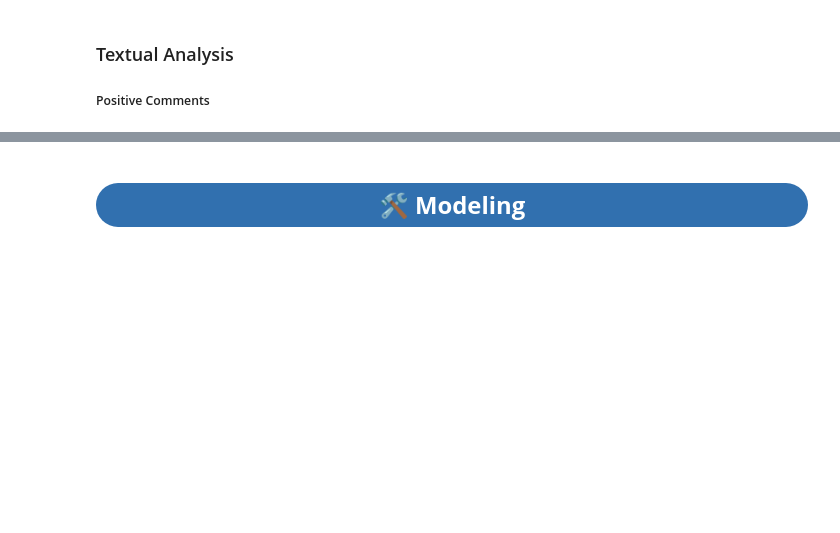
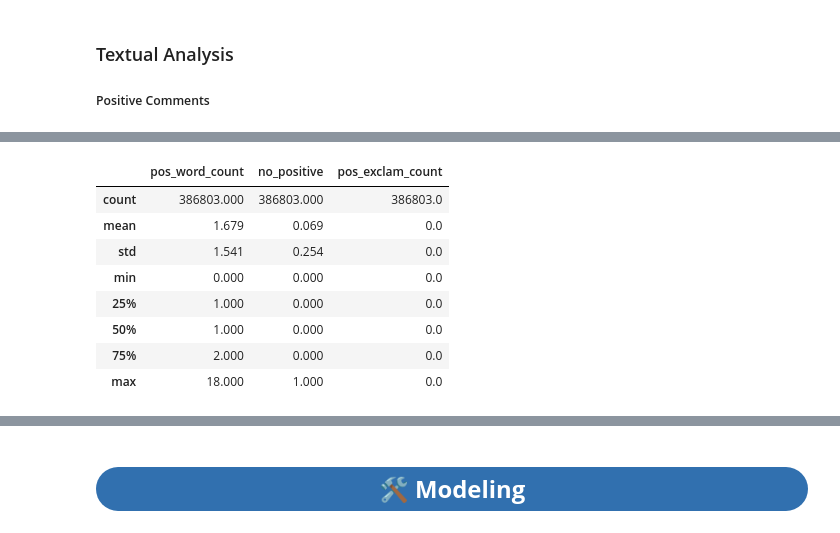
Before and after one commit to akramkhal/KaggleProjects, a Jupyter notebook: BookingHotel/ds_booking.ipynb, the cells around one changed output, grey strips where cells are left out. Drawn from its saved outputs; the diff is of its cells as text; code cells hidden in the pictures; blank space fills up the shorter version.

```diff
--- a/BookingHotel/ds_booking.ipynb
+++ b/BookingHotel/ds_booking.ipynb
@@ -496,0 +558,48 @@ display(data_temp)
+# %%
+# Define a simplified set of common negative words
+common_positive_words = set([
+    'good', 'great', 'excellent', 'amazing', 'wonderful', 'positive', 'pleasant',
+    'clean', 'quiet', 'affordable', 'comfortable', 'friendly', 'fast',
+    'beautiful', 'happy', 'polite', 'tasty', 'delicious', 'nice', 'love',
+    'enjoyed', 'helpful', 'fantastic', 'perfect', 'welcoming', 'cozy', 'lovely'])
+
+# Optimized feature extraction function without sentiment analysis
+def extract_features_optimized(comment: str) -> dict:
+    # Basic text preprocessing
+    comment = str(comment).strip().lower()
+    words = comment.split()
+
+    positive_word_count = sum(1 for word in words if word in common_positive_words)
+
+    # Punctuation count
+    exclamation_count = comment.count('!')
+
+    # Binary feature for "No Negative"
+    no_positive = int('no posit' in comment)
+
+    return {
+        'pos_word_count': positive_word_count,
+        'pos_exclam_count': exclamation_count,
+        'no_positive': no_positive
+    }
+
+# Apply the optimized feature extraction to the dataset
+features_optimized = data_temp['positive_review'].apply(extract_features_optimized)
+# Without .tolist(), passing a Series of dictionaries directly to pd.DataFrame() might not correctly parse the nested dictionary
+# structure and could result in a single-column DataFrame with dictionary objects, rather than expanding them into multiple columns.
+features_optimized_df = pd.DataFrame(features_optimized.tolist())
+
+# Combine the original and new features
+data_temp = pd.concat([data_temp, features_optimized_df], axis=1)
+# %%
+data_temp[['pos_word_count', 'no_positive', 'pos_exclam_count']].describe().round(3)
+# %% [output]
+|  | pos_word_count | no_positive | pos_exclam_count |
+| count | 386803.000 | 386803.000 | 386803.0 |
+| mean | 1.679 | 0.069 | 0.0 |
+| std | 1.541 | 0.254 | 0.0 |
+| min | 0.000 | 0.000 | 0.0 |
+| 25% | 1.000 | 0.000 | 0.0 |
+| 50% | 1.000 | 0.000 | 0.0 |
+| 75% | 2.000 | 0.000 | 0.0 |
+| max | 18.000 | 1.000 | 0.0 |
```
Also changed, not shown: parts of 10 cells of this notebook, 1 other file.
